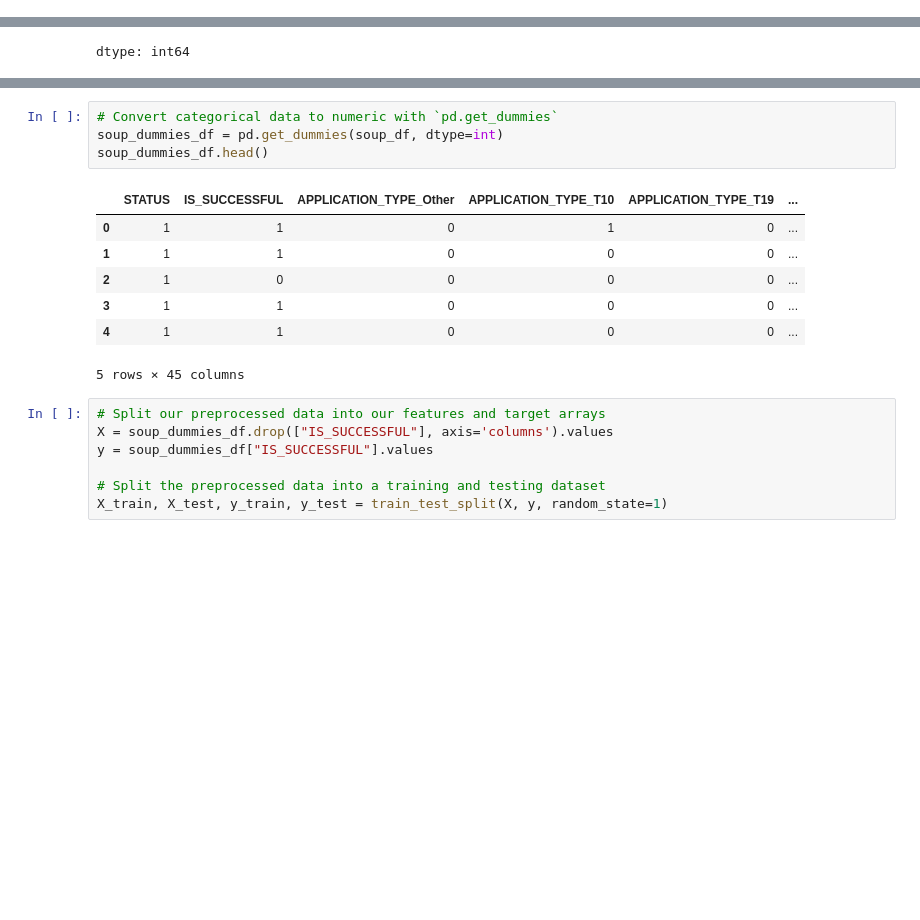
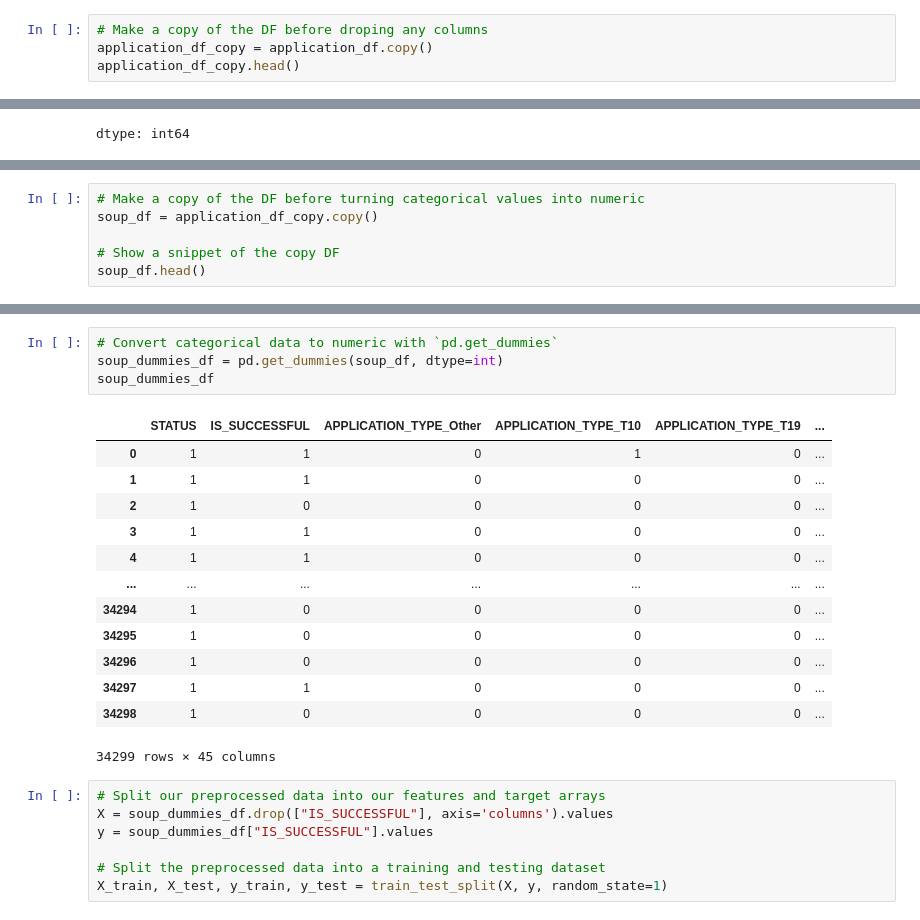
Before and after one commit to maparisio/deep-learning-challenge, a Jupyter notebook: AlphabetSoupCharity_Optimization.ipynb, the cells around one changed output, grey strips where cells are left out. Saved outputs shown, nothing was run; the diff lists cells and outputs as text; blank space fills up the shorter version.

```diff
--- a/AlphabetSoupCharity_Optimization.ipynb
+++ b/AlphabetSoupCharity_Optimization.ipynb
@@ -20,3 +20,7 @@ application_df.head()
 | 2 | 10547893 | ST CLOUD PROFESSIONAL FIREFIGHTERS | T5 | CompanySponsored | C3000 | ProductDev | Association | 1 | ... |
 | 3 | 10553066 | SOUTHSIDE ATHLETIC ASSOCIATION | T3 | CompanySponsored | C2000 | Preservation | Trust | 1 | ... |
 | 4 | 10556103 | GENETIC RESEARCH INSTITUTE OF THE... | T3 | Independent | C1000 | Heathcare | Trust | 1 | ... |
+# %%
+# Make a copy of the DF before droping any columns
+application_df_copy = application_df.copy()
+application_df_copy.head()
@@ -247,0 +253,6 @@ dtype: int64
+# %%
+# Make a copy of the DF before turning categorical values into numeric
+soup_df = application_df_copy.copy()
+
+# Show a snippet of the copy DF
+soup_df.head()
@@ -248,15 +266,21 @@ dtype: int64
 # %%
 # Convert categorical data to numeric with `pd.get_dummies`
 soup_dummies_df = pd.get_dummies(soup_df, dtype=int)
-soup_dummies_df.head()
+soup_dummies_df
 # %% [output]
 |  | STATUS | IS_SUCCESSFUL | APPLICATION_TYPE_Other | APPLICATION_TYPE_T10 | APPLICATION_TYPE_T19 | ... |
 | 0 | 1 | 1 | 0 | 1 | 0 | ... |
 | 1 | 1 | 1 | 0 | 0 | 0 | ... |
 | 2 | 1 | 0 | 0 | 0 | 0 | ... |
 | 3 | 1 | 1 | 0 | 0 | 0 | ... |
 | 4 | 1 | 1 | 0 | 0 | 0 | ... |
+| ... | ... | ... | ... | ... | ... | ... |
+| 34294 | 1 | 0 | 0 | 0 | 0 | ... |
+| 34295 | 1 | 0 | 0 | 0 | 0 | ... |
+| 34296 | 1 | 0 | 0 | 0 | 0 | ... |
+| 34297 | 1 | 1 | 0 | 0 | 0 | ... |
+| 34298 | 1 | 0 | 0 | 0 | 0 | ... |
-5 rows × 45 columns
+34299 rows × 45 columns
 # %%
 # Split our preprocessed data into our features and target arrays
 X = soup_dummies_df.drop(["IS_SUCCESSFUL"], axis='columns').values
```
Also changed, not shown: parts of 6 cells of this notebook.
